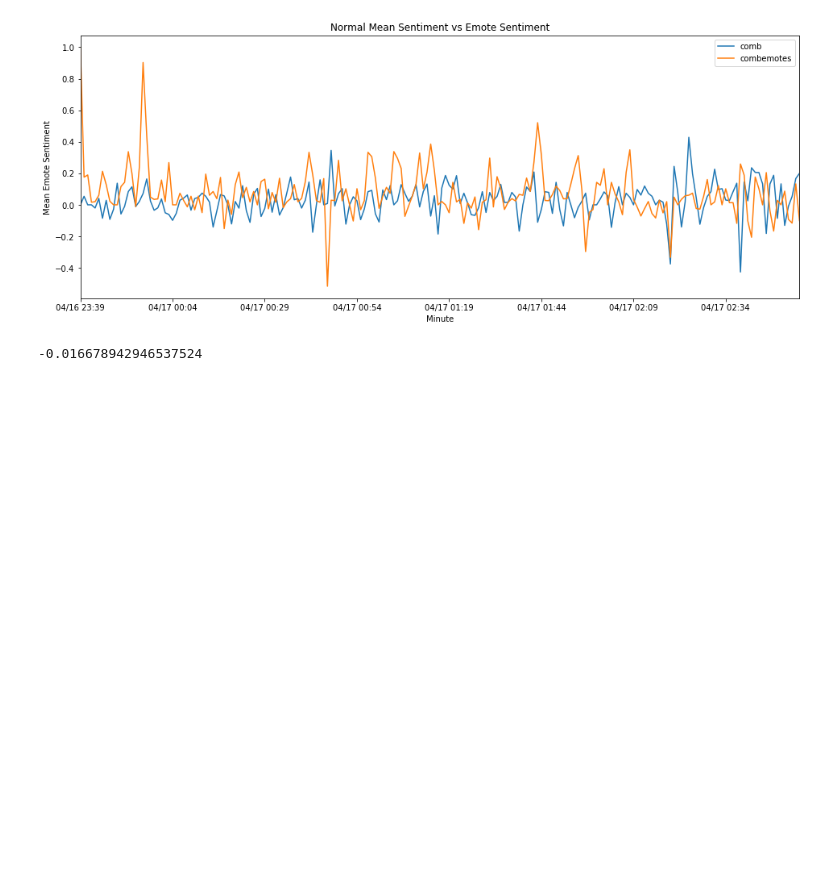
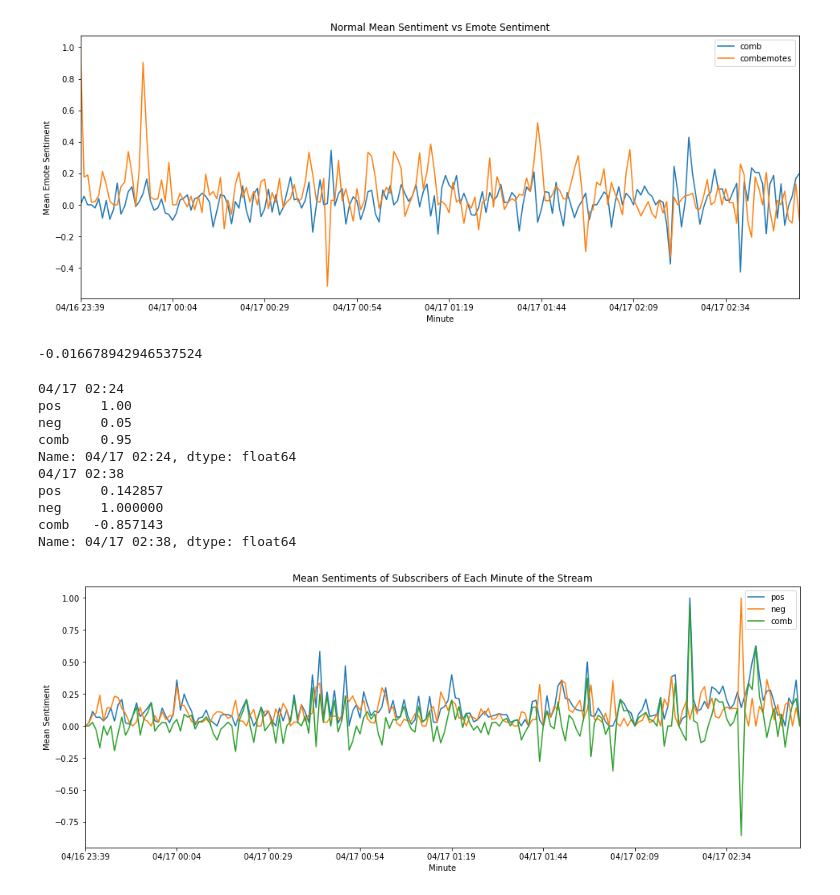
Before and after one commit to jordandeang/twitch-chat-analysis, a Jupyter notebook: sentiment-analysis.ipynb, the cells around one changed output. Saved outputs shown, nothing was run; the diff lists cells and outputs as text; code cells hidden in the pictures; blank space fills up the shorter version.

```diff
--- a/sentiment-analysis.ipynb
+++ b/sentiment-analysis.ipynb
@@ -165,3 +165,34 @@ r = sum((gtt.comb - combmean) * (gtt.combemotes - combemotesmean))/(numpy.sqrt(s
 r
 # %% [output]
 -0.016678942946537524
+# %%
+subsonly = data[data.subscriber]
+# %%
+# Time series visualization of sentiment analysis on subscribers
+gsubs = subsonly.groupby('minute')
+gtsubs = gsubs.mean().loc[:,['pos','neg','comb']]
+
+print(gtsubs.comb.argmax())
+print(gtsubs.loc[gtsubs.comb.argmax()])
+
+print(gtsubs.comb.argmin())
+print(gtsubs.loc[gtsubs.comb.argmin()])
+
+%matplotlib inline
+ax = gtsubs.plot()
+ax.set_title('Mean Sentiments of Subscribers of Each Minute of the Stream')
+ax.set_xlabel('Minute')
+ax.set_ylabel('Mean Sentiment')
+ax.figure.set_size_inches(16, 6, forward=True)
+# %% [output]
+04/17 02:24
+pos     1.00
+neg     0.05
+comb    0.95
+Name: 04/17 02:24, dtype: float64
+04/17 02:38
+pos     0.142857
+neg     1.000000
+comb   -0.857143
+Name: 04/17 02:38, dtype: float64
+[figure, added]
```
Also changed, not shown: 3 other files.
